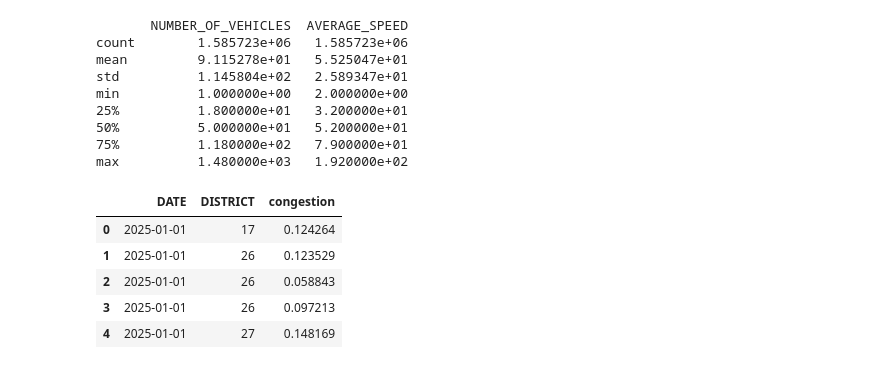
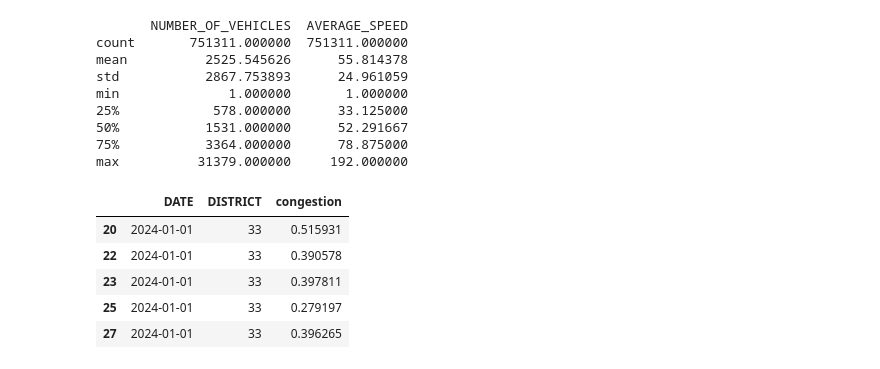
Before and after one commit to omerzzeybek9/Traffic-Congestion-Prediction-Optimization, a Jupyter notebook: data_manipulations/traffic_density.ipynb, the cells around one changed output. Cells and saved outputs as stored; diff of their text form; code cells hidden in the pictures.

```diff
--- a/data_manipulations/traffic_density.ipynb
+++ b/data_manipulations/traffic_density.ipynb
@@ -169,14 +200,14 @@ jan_25.head()
 # %%
-print(jan_25[['NUMBER_OF_VEHICLES', 'AVERAGE_SPEED']].describe())
+print(daily_data_2024[['NUMBER_OF_VEHICLES', 'AVERAGE_SPEED']].describe())
 # %% [output]
        NUMBER_OF_VEHICLES  AVERAGE_SPEED
-count        1.585723e+06   1.585723e+06
-mean         9.115278e+01   5.525047e+01
-std          1.145804e+02   2.589347e+01
-min          1.000000e+00   2.000000e+00
-25%          1.800000e+01   3.200000e+01
-50%          5.000000e+01   5.200000e+01
-75%          1.180000e+02   7.900000e+01
-max          1.480000e+03   1.920000e+02
+count       751311.000000  751311.000000
+mean          2525.545626      55.814378
+std           2867.753893      24.961059
+min              1.000000       1.000000
+25%            578.000000      33.125000
+50%           1531.000000      52.291667
+75%           3364.000000      78.875000
+max          31379.000000     192.000000
 # %%
 q_low,  q_hi   = 0.05, 0.95
@@ -188,18 +219,18 @@ jan_25["s_norm"]   = ((jan_25["AVERAGE_SPEED"]     - sp_lo) / (sp_hi - sp_lo)).c
 # %%
-jan_25["s_inv"] = 1 - jan_25["s_norm"]
+daily_data_2024["s_inv"] = 1 - daily_data_2024["s_norm"]
 # %%
-jan_25["congestion"] = 0.5*jan_25["v_norm"] + 0.5*jan_25["s_inv"]
+daily_data_2024["congestion"] = 0.5*daily_data_2024["v_norm"] + 0.5*daily_data_2024["s_inv"]
 # %%
-jan_25["congestion"] = jan_25["congestion"].clip(0, 1)
+daily_data_2024["congestion"] = daily_data_2024["congestion"].clip(0, 1)
 # %%
-jan_25.head()
-jan_25.drop(columns=["NUMBER_OF_VEHICLES", "AVERAGE_SPEED", "v_norm", "s_norm", "s_inv"], inplace=True)
+daily_data_2024.head()
+daily_data_2024.drop(columns=["NUMBER_OF_VEHICLES", "AVERAGE_SPEED", "v_norm", "s_norm", "s_inv"], inplace=True)
 # %%
-jan_25.head()
+daily_data_2024.head()
 # %% [output]
 |  | DATE | DISTRICT | congestion |
-| 0 | 2025-01-01 | 17 | 0.124264 |
-| 1 | 2025-01-01 | 26 | 0.123529 |
-| 2 | 2025-01-01 | 26 | 0.058843 |
-| 3 | 2025-01-01 | 26 | 0.097213 |
-| 4 | 2025-01-01 | 27 | 0.148169 |
+| 20 | 2024-01-01 | 33 | 0.515931 |
+| 22 | 2024-01-01 | 33 | 0.390578 |
+| 23 | 2024-01-01 | 33 | 0.397811 |
+| 25 | 2024-01-01 | 33 | 0.279197 |
+| 27 | 2024-01-01 | 33 | 0.396265 |
```
Also changed, not shown: parts of 22 cells of this notebook, 4 other files.
